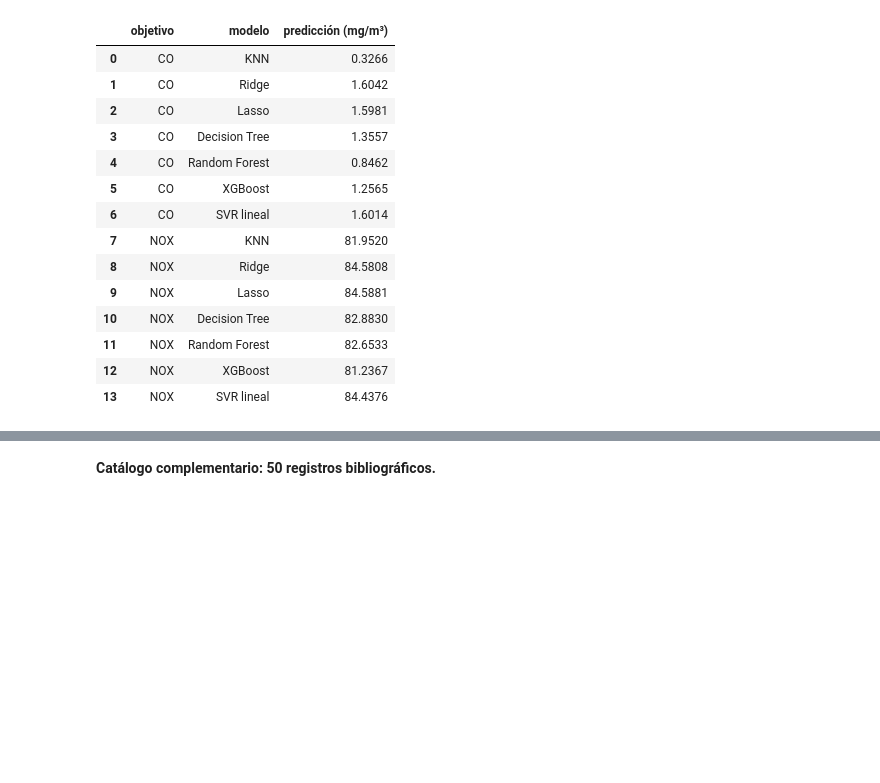
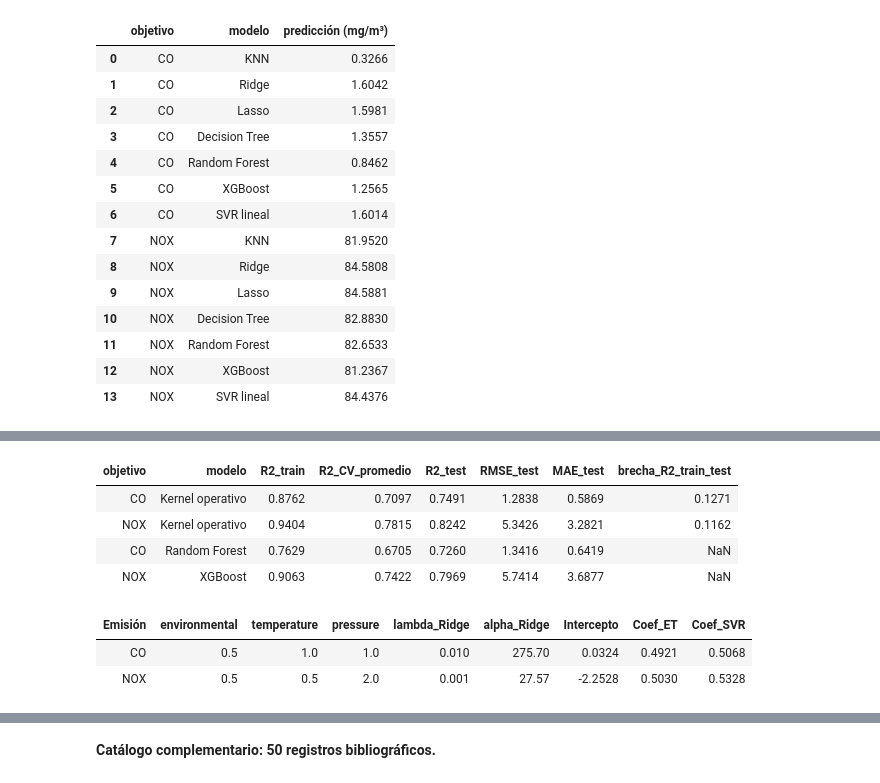
Before and after one commit to Fabian-11037/gas-turbine-emission-prediction, a Jupyter notebook: book/gas_turbine_eda_hilo_conductor_redaccion.ipynb, the cells around one changed output, grey strips where cells are left out. Drawn from its saved outputs; the diff is of its cells as text; code cells hidden in the pictures; blank space fills up the shorter version.

```diff
--- a/book/gas_turbine_eda_hilo_conductor_redaccion.ipynb
+++ b/book/gas_turbine_eda_hilo_conductor_redaccion.ipynb
@@ -402,9 +396,9 @@ for ax,t,color in zip(axes,OBJETIVOS,['#297c79','#a44b6f']):
     mayor=tabla.iloc[-1]
     display(Markdown(f'**{t}:** {mayor.sensor} alcanza el mayor R² OOF individual '
         f'({mayor.R2_OOF:.3f}), con RMSE {mayor.RMSE_OOF:.3f} mg/m³ y reducción de RMSE '
-        f'{mayor.reduccion_RMSE_vs_Dummy_pct:.1f}% frente a Dummy. '
-        'El desempeño se interpreta como asociación predictiva bajo esta representación lineal, '
-        'no como certificación de ausencia de fuga.'))
+        f'{mayor.reduccion_RMSE_vs_Dummy_pct:.1f}% frente al promedio. '
+        'Se evalúa un sensor a la vez; '
+        'no su aporte dentro del modelo completo.'))
 plt.show()
 # %% [output]
 |  | objetivo | sensor | alpha | R2_CV_promedio | R2_CV_std | R2_OOF | RMSE_OOF | MAE_OOF | RMSE_Dummy_OOF | ... |
@@ -1298,0 +1380,38 @@ Referencias metodológicas de implementación:
+# %%
+from pathlib import Path
+import sys, json, joblib
+import pandas as pd
+
+_anterior = globals().get('RAIZ', Path.cwd())
+_opciones = [_anterior.parent, _anterior.parent/'CO_NOx_Dashboard', Path.cwd(), Path.cwd().parent]
+REPO_KERNEL = next(p.resolve() for p in _opciones if (p/'data'/'modelos.json').exists())
+sys.path.insert(0, str(REPO_KERNEL))
+EVIDENCIA_KERNEL = REPO_KERNEL/'book'/'informe_resultados'/'kernel_operativo'
+resultados_publicados = pd.read_csv(REPO_KERNEL/'data'/'resultados.csv')
+referencias_kernel = []
+for objetivo in ['CO', 'NOX']:
+    comparadores = resultados_publicados.loc[resultados_publicados.objetivo.eq(objetivo) &
+        resultados_publicados.modelo.ne('Kernel operativo')]
+    referencias_kernel.append(comparadores.loc[comparadores.MSE_CV_externo.idxmin()])
+comparacion_kernel = pd.concat([resultados_publicados.loc[
+    resultados_publicados.modelo.eq('Kernel operativo')], pd.DataFrame(referencias_kernel)], ignore_index=True)
+display(comparacion_kernel[['objetivo','modelo','R2_train','R2_CV_promedio','R2_test',
+    'RMSE_test','MAE_test','brecha_R2_train_test']].round(4))
+
+arquitectura_kernel = json.loads((EVIDENCIA_KERNEL/'arquitectura.json').read_text(encoding='utf-8'))
+configuracion_kernel = []
+for objetivo, detalle in arquitectura_kernel.items():
+    configuracion_kernel.append({'Emisión':objetivo, **detalle['pesos_svr'],
+        'lambda_Ridge':detalle['lambda_ridge'],'alpha_Ridge':detalle['alpha_ridge'],
+        'Intercepto':detalle['intercepto'],'Coef_ET':detalle['coeficientes'][0],
+        'Coef_SVR':detalle['coeficientes'][1]})
+display(pd.DataFrame(configuracion_kernel).round(4))
+# %% [output]
+| objetivo | modelo | R2_train | R2_CV_promedio | R2_test | RMSE_test | MAE_test | brecha_R2_train_test |
+| CO | Kernel operativo | 0.8762 | 0.7097 | 0.7491 | 1.2838 | 0.5869 | 0.1271 |
+| NOX | Kernel operativo | 0.9404 | 0.7815 | 0.8242 | 5.3426 | 3.2821 | 0.1162 |
+| CO | Random Forest | 0.7629 | 0.6705 | 0.7260 | 1.3416 | 0.6419 | NaN |
+| NOX | XGBoost | 0.9063 | 0.7422 | 0.7969 | 5.7414 | 3.6877 | NaN |
+| Emisión | environmental | temperature | pressure | lambda_Ridge | alpha_Ridge | Intercepto | Coef_ET | Coef_SVR |
+| CO | 0.5 | 1.0 | 1.0 | 0.010 | 275.70 | 0.0324 | 0.4921 | 0.5068 |
+| NOX | 0.5 | 0.5 | 2.0 | 0.001 | 27.57 | -2.2528 | 0.5030 | 0.5328 |
```
Also changed, not shown: parts of 44 cells of this notebook, 58 other files.
